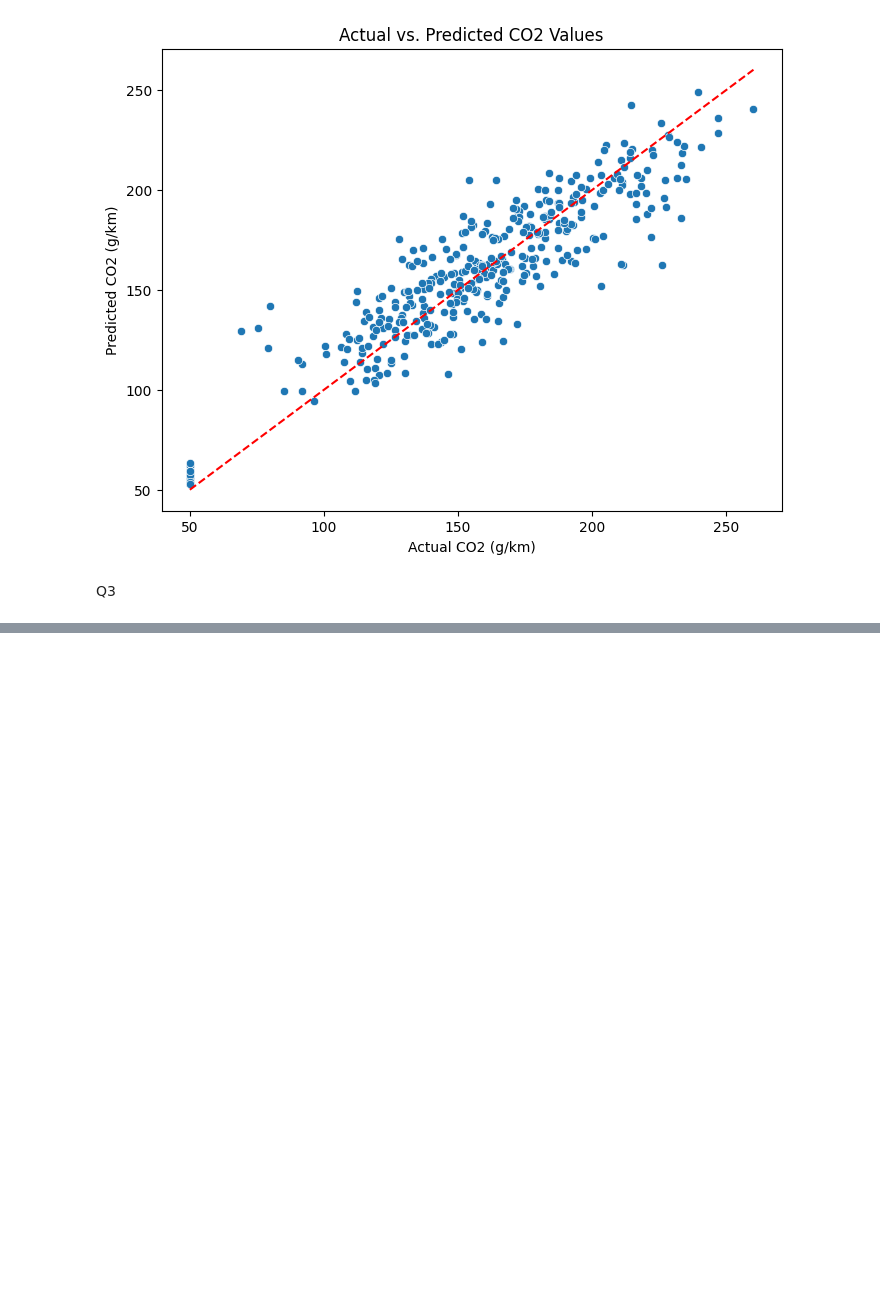
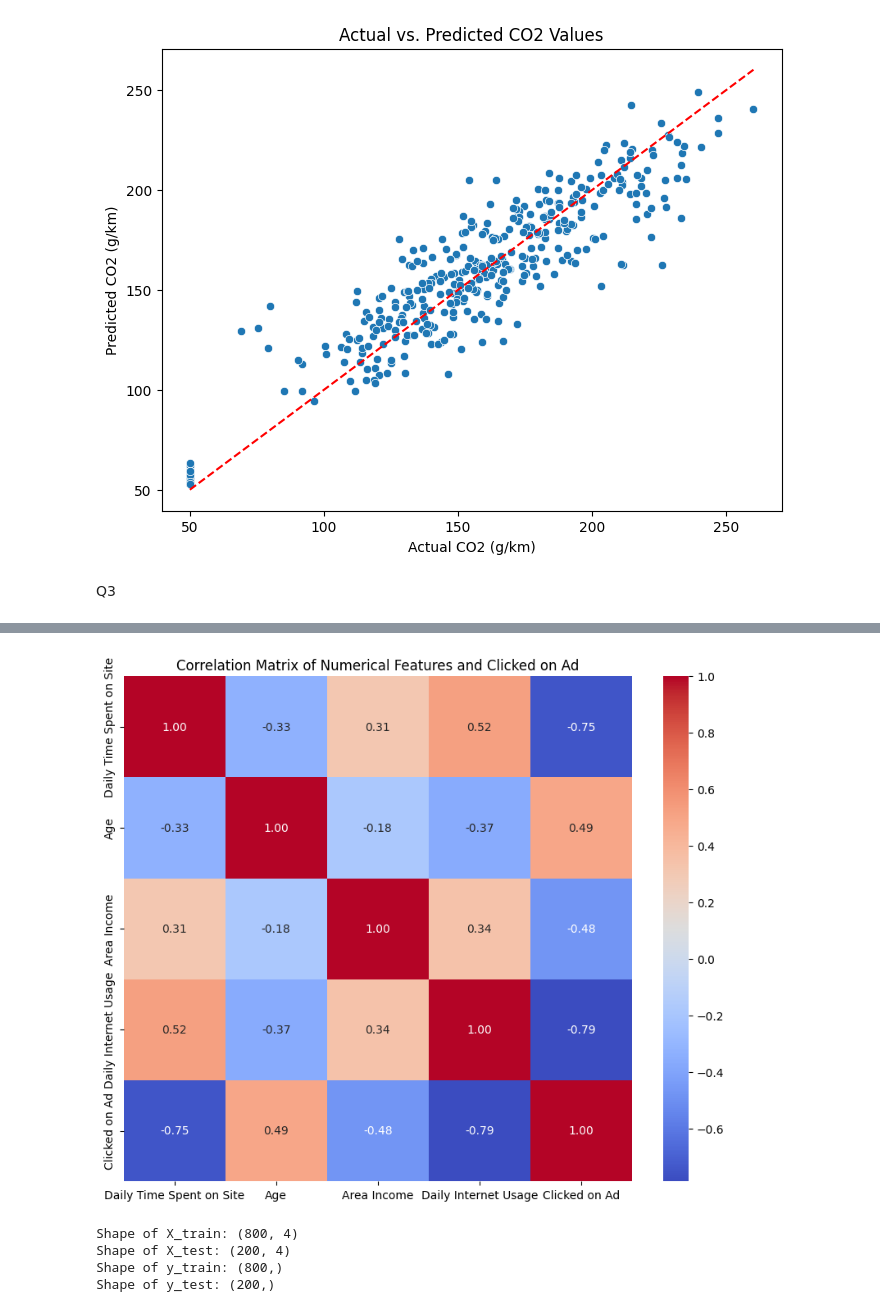
Before and after one commit to Rayr07/ML-lab, a Jupyter notebook: Lab4.ipynb, the cells around one changed output, grey strips where cells are left out. Saved outputs shown, nothing was run; the diff lists cells and outputs as text; code cells hidden in the pictures; blank space fills up the shorter version.

```diff
--- a/Lab4.ipynb
+++ b/Lab4.ipynb
@@ -377,0 +410,20 @@ Q3
+# %%
+## b
+
+from sklearn.preprocessing import StandardScaler
+
+numerical_features = [
+    'Daily Time Spent on Site',
+    'Age',
+    'Area Income',
+    'Daily Internet Usage'
+]
+
+# Instantiate StandardScaler
+scaler = StandardScaler()
+
+# Apply StandardScaler to the numerical features and update the DataFrame
+dfavd[numerical_features] = scaler.fit_transform(dfavd[numerical_features])
+
+print("DataFrame after scaling numerical features:")
+print(dfavd.head())
@@ -377,0 +448,53 @@ Q3
+# %%
+## c
+
+import seaborn as sns
+import matplotlib.pyplot as plt
+
+# Select the relevant numerical features
+numerical_features_for_corr = [
+    'Daily Time Spent on Site',
+    'Age',
+    'Area Income',
+    'Daily Internet Usage',
+    'Clicked on Ad'
+]
+
+df_corr = dfavd[numerical_features_for_corr]
+
+# Calculate the correlation matrix
+correlation_matrix = df_corr.corr()
+
+# Create a heatmap
+plt.figure(figsize=(10, 8))
+sns.heatmap(correlation_matrix, annot=True, cmap='coolwarm', fmt=".2f")
+plt.title('Correlation Matrix of Numerical Features and Clicked on Ad')
+plt.show()
+# %% [output]
+[figure, added]
+# %%
+## d
+
+from sklearn.model_selection import train_test_split
+
+X = dfavd.drop([
+    'Clicked on Ad',
+    'Ad Topic Line',
+    'City',
+    'Country',
+    'Timestamp',
+    'Male'
+], axis=1)
+y = dfavd['Clicked on Ad']
+
+X_train, X_test, y_train, y_test = train_test_split(X, y, test_size=0.2, random_state=42)
+
+print("Shape of X_train:", X_train.shape)
+print("Shape of X_test:", X_test.shape)
+print("Shape of y_train:", y_train.shape)
+print("Shape of y_test:", y_test.shape)
+# %% [output]
+Shape of X_train: (800, 4)
+Shape of X_test: (200, 4)
+Shape of y_train: (800,)
+Shape of y_test: (200,)
```
Also changed, not shown: parts of 11 cells of this notebook.
